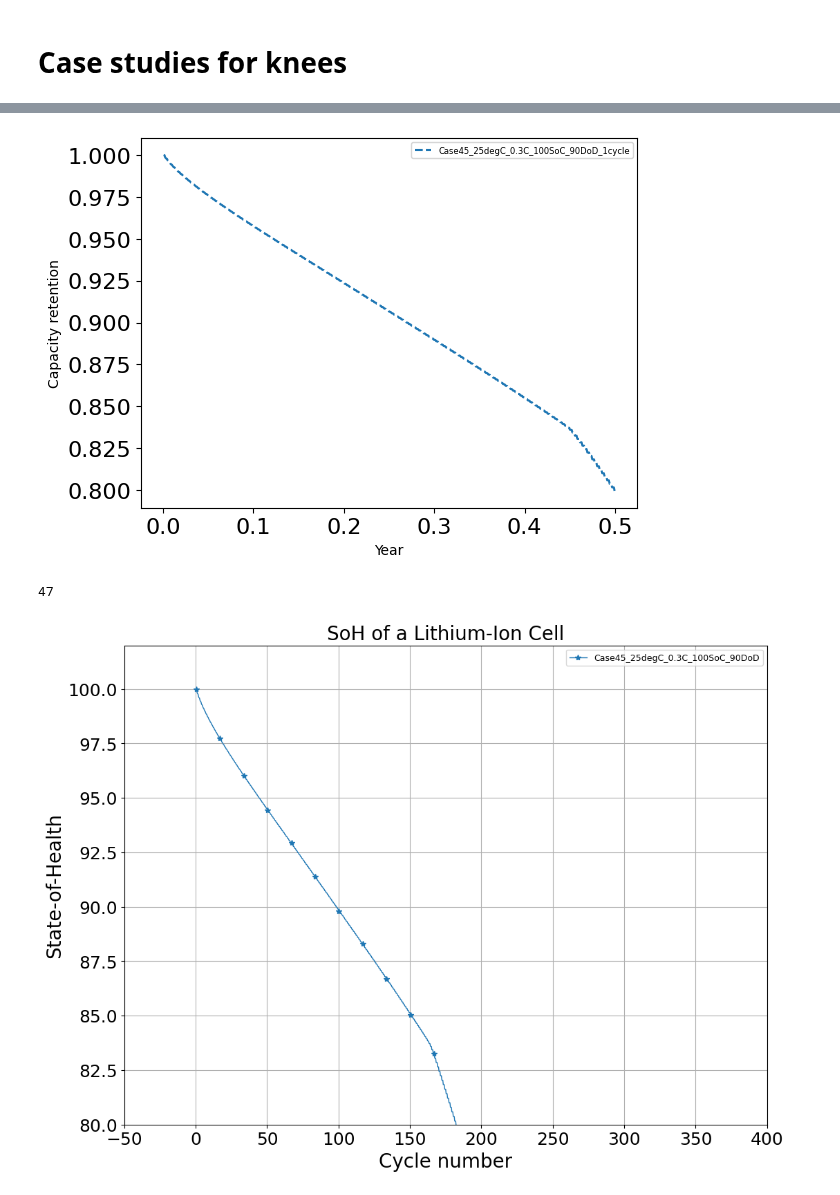
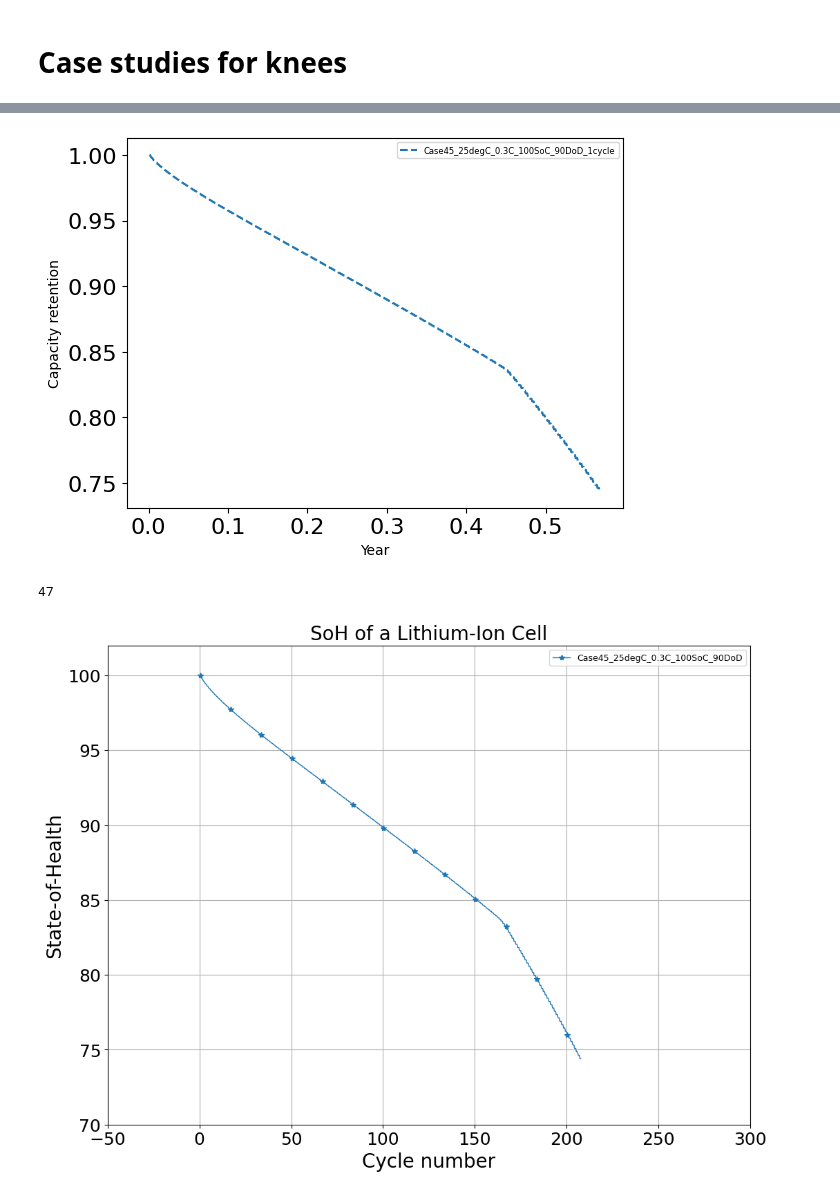
Before and after one commit to ganmadche/PyBaMMlocal, a Jupyter notebook: wip/ageingstudiesFI2025dfn.ipynb, the cells around one changed output, grey strips where cells are left out. Cells and saved outputs as stored; diff of their text form; code cells hidden in the pictures.

Commit message:
rev plotting options for FI results

```diff
--- a/wip/ageingstudiesFI2025dfn.ipynb
+++ b/wip/ageingstudiesFI2025dfn.ipynb
@@ -232,7 +232,7 @@ dt_max = 1000
 cycles_per_day = 1
 days_per_year = 365 #365
 years_for_sim = 8
-termination_capacity = 80
+termination_capacity = 70
 time_per_cycle = 24/cycles_per_day #in hours
 soc_upper_cutoff = 1
 soc_lower_cutoff = 0
@@ -300,7 +300,7 @@ for n in [44]:#range(len(df)):
     experiment_list.append(list_of_steps_auto)
     exp1 = pybamm.Experiment(list_of_steps_auto*cycles_per_day*days_per_year*years_for_sim, termination=f"{termination_capacity}% capacity")
     sim1 = pybamm.Simulation(model=model1, parameter_values=parameter_values, experiment=exp1, solver=safe_solver)
-    sol1 = sim1.solve(showprogress=True, save_at_cycles=50)
+    sol1 = sim1.solve(showprogress=True, ) #save_at_cycles=50
     print("Took", sol1.solve_time)
 
     Q1 = sim1.solution.summary_variables["Capacity [A.h]"]
@@ -330,4 +330,4 @@ Took 2.169 s
-[figure, old version]
+[figure, new version]
 # %%
  df["Case"][46]
 # %% [output]
@@ -373,15 +373,15 @@ for m in [45]: #33,49, #range(27,54):#: #range(5): #
 plt.xlabel('Cycle number',fontsize=20)
 plt.ylabel('State-of-Health',fontsize=20)
 plt.title('SoH of a Lithium-Ion Cell',fontsize=20)
-plt.ylim([80, 102])
-plt.xlim([-50, 400])
+plt.ylim([70, 102])
+plt.xlim([-50, 300])
 plt.legend(fontsize=9)
 plt.xticks(fontsize=18)
 plt.yticks(fontsize=18)
 plt.grid(True)
 plt.show()
 # %% [output]
-[figure, old version]
+[figure, new version]
 # %%
 pybamm.plot_summary_variables(sim1.solution)
 # %% [output]
```
Also changed, not shown: parts of 5 cells of this notebook.
